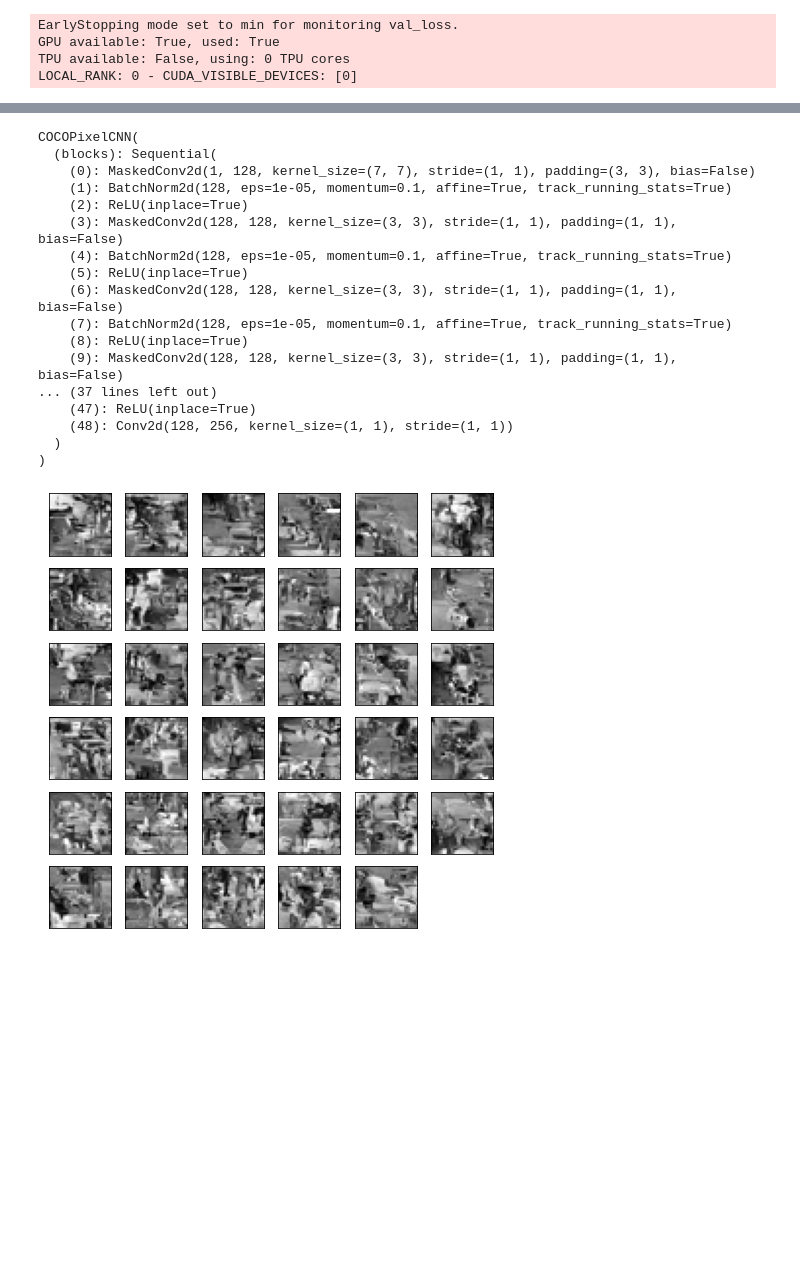
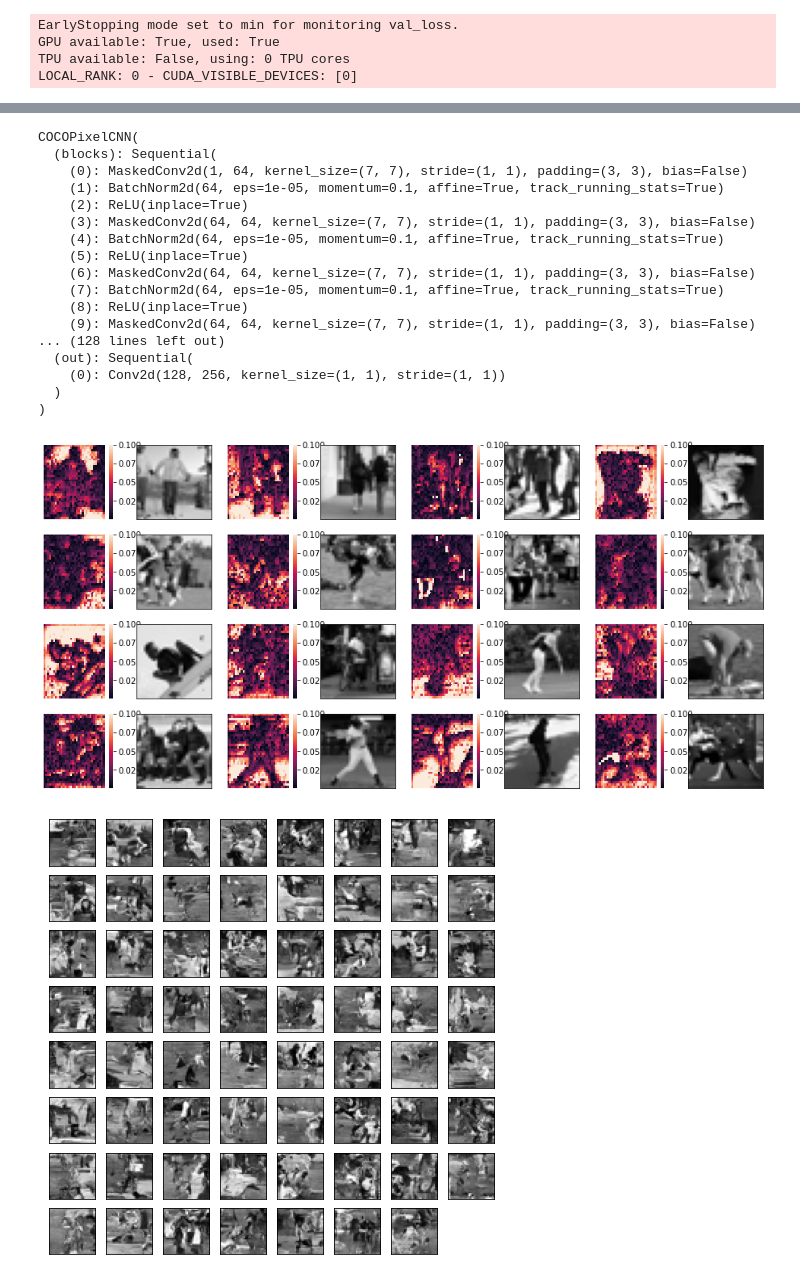
Before and after one commit to kredde/background-masked-generative-models, a Jupyter notebook: notebooks/04-PixelCNN-Salih-COCO-Full-Img.ipynb, the cells around one changed output, grey strips where cells are left out. Drawn from its saved outputs; the diff is of its cells as text; code cells hidden in the pictures; blank space fills up the shorter version.

Commit message:
pixelcnn coco with residual connections

```diff
--- a/notebooks/04-PixelCNN-Salih-COCO-Full-Img.ipynb
+++ b/notebooks/04-PixelCNN-Salih-COCO-Full-Img.ipynb
@@ -53,7 +63,7 @@ seed_everything(42)
 cuda:0
 42
 # %%
-cocodata_person = COCODataModule(batch_size=16,
+cocodata_person = COCODataModule(batch_size=64,
                                  foreground_data_dir='./data/COCO/foreground_images/person',
                                  background_data_dir='./data/COCO/background_images/person',
                                  convert_grayscale=True,
@@ -92,21 +102,21 @@ cocodata_person.setup()
 #                               normalize=True)
 
 
-# experiment_name = 'PixelCNNBgSub_01_COCO_1'
+# experiment_name = 'PixelCNN_COCO_3_Full_Image_bs64_ks7'
 
-experiment_name = 'PixelCNN_COCO_2_Full_Image'
+experiment_name = 'PixelCNN_COCO_3_Full_Image_bs64_ks7_residual'
 
 early_stop_callback = EarlyStopping(
    monitor='val_loss',
    min_delta=0.0000,
-   patience=100,
+   patience=40,
    verbose=True,
 )
 
 logger = TensorBoardLogger(
             'lightning_logs', name=experiment_name)
 
-trainer = Trainer(max_epochs=500, gpus=1,logger=logger,
+trainer = Trainer(max_epochs=200, gpus=1,logger=logger,
                   callbacks=[early_stop_callback], auto_lr_find=True, num_sanity_val_steps=0)
 # %% [output]
 EarlyStopping mode set to min for monitoring val_loss.
@@ -135,7 +147,12 @@ trainer.save_checkpoint(str(path) + '/' + experiment_name + '.ckpt')
 # %%
 model_path = str(path) + '/' + experiment_name + '.ckpt'
-eval_model_full_img = COCOPixelCNN().load_from_checkpoint(checkpoint_path=model_path).cuda()
-eval_model_full_img.eval()
+eval_model_full_img_residual = COCOPixelCNN().load_from_checkpoint(checkpoint_path=model_path,
+                                                          kernel_size=7,
+                                                          padding=3).cuda()
+eval_model_full_img_residual.eval()
+
+# eval_model_full_img = COCOPixelCNN().load_from_checkpoint(checkpoint_path=model_path).cuda()
+# eval_model_full_img.eval()
 
 # eval_model_bg_subtraction = COCOPixelCNN().load_from_checkpoint(checkpoint_path=model_path,
 #                                                                        background_subtraction=True,
@@ -150,24 +167,25 @@ eval_model_full_img.eval()
 # %% [output]
 COCOPixelCNN(
   (blocks): Sequential(
-    (0): MaskedConv2d(1, 128, kernel_size=(7, 7), stride=(1, 1), padding=(3, 3), bias=False)
-    (1): BatchNorm2d(128, eps=1e-05, momentum=0.1, affine=True, track_running_stats=True)
+    (0): MaskedConv2d(1, 64, kernel_size=(7, 7), stride=(1, 1), padding=(3, 3), bias=False)
+    (1): BatchNorm2d(64, eps=1e-05, momentum=0.1, affine=True, track_running_stats=True)
     (2): ReLU(inplace=True)
-    (3): MaskedConv2d(128, 128, kernel_size=(3, 3), stride=(1, 1), padding=(1, 1), bias=False)
-    (4): BatchNorm2d(128, eps=1e-05, momentum=0.1, affine=True, track_running_stats=True)
+    (3): MaskedConv2d(64, 64, kernel_size=(7, 7), stride=(1, 1), padding=(3, 3), bias=False)
+    (4): BatchNorm2d(64, eps=1e-05, momentum=0.1, affine=True, track_running_stats=True)
     (5): ReLU(inplace=True)
-    (6): MaskedConv2d(128, 128, kernel_size=(3, 3), stride=(1, 1), padding=(1, 1), bias=False)
-    (7): BatchNorm2d(128, eps=1e-05, momentum=0.1, affine=True, track_running_stats=True)
+    (6): MaskedConv2d(64, 64, kernel_size=(7, 7), stride=(1, 1), padding=(3, 3), bias=False)
+    (7): BatchNorm2d(64, eps=1e-05, momentum=0.1, affine=True, track_running_stats=True)
     (8): ReLU(inplace=True)
-    (9): MaskedConv2d(128, 128, kernel_size=(3, 3), stride=(1, 1), padding=(1, 1), bias=False)
-... (37 lines left out)
-    (47): ReLU(inplace=True)
-    (48): Conv2d(128, 256, kernel_size=(1, 1), stride=(1, 1))
+    (9): MaskedConv2d(64, 64, kernel_size=(7, 7), stride=(1, 1), padding=(3, 3), bias=False)
+... (128 lines left out)
+  (out): Sequential(
+    (0): Conv2d(128, 256, kernel_size=(1, 1), stride=(1, 1))
   )
 )
 # %%
 from src.utils.pixelcnn import generate_images, draw_likelihood_plot
-# draw_likelihood_plot(cocodata_person.test_dataloader(), eval_model_full_img)
-generate_images(eval_model_full_img)
+draw_likelihood_plot(cocodata_person.test_dataloader(), eval_model_full_img, img_index=0, cmap='rocket')
+generate_images(eval_model_full_img, img_dim=(32, 32))
 # %% [output]
-[figure, old version]
+[figure, new version]
+[figure, added]
```
Also changed, not shown: parts of 6 cells of this notebook, 3 other files.
